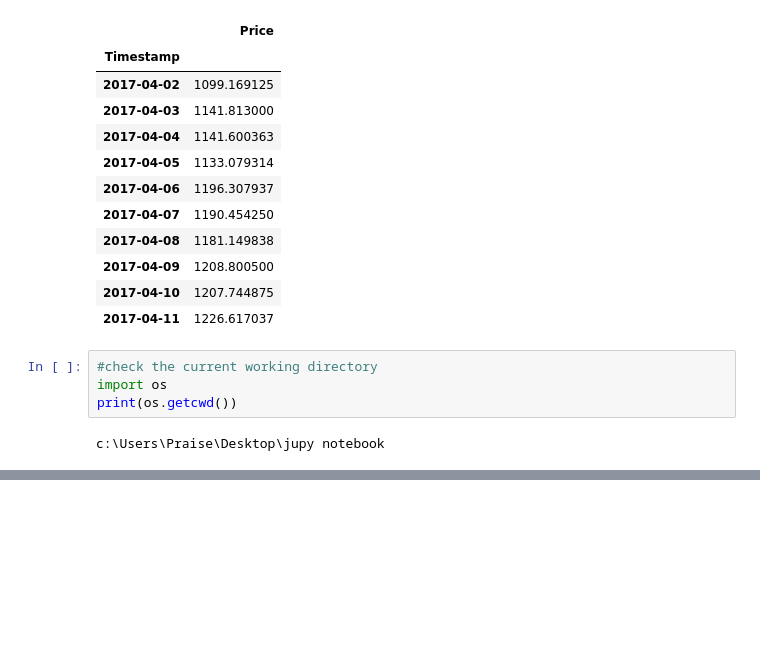
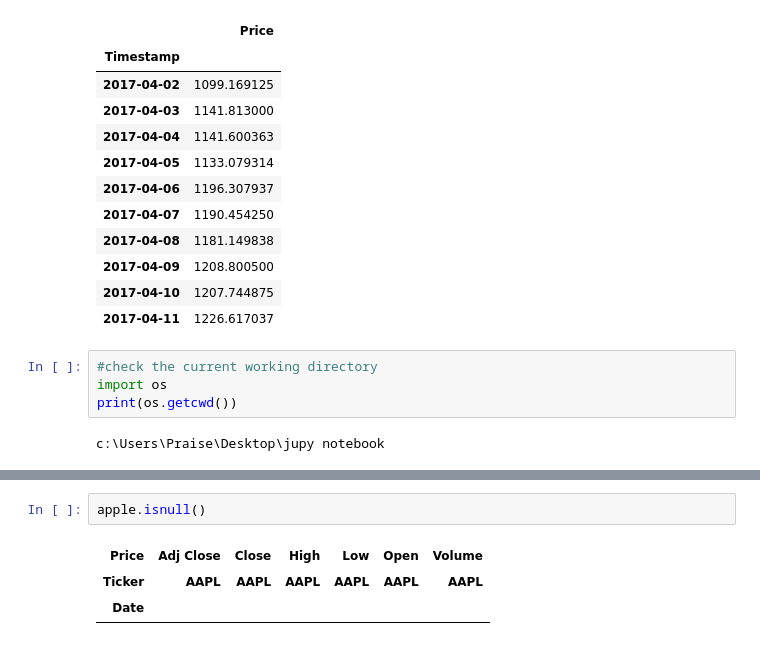
Before and after one commit to Omoh123/DATA-CLEANING-WITH-PANDAS, a Jupyter notebook: JUPYTER/MY FIRST NOTEBOOK.ipynb, the cells around one changed output, grey strips where cells are left out. Cells and saved outputs as stored; diff of their text form; blank space fills up the shorter version.

```diff
--- a/JUPYTER/MY FIRST NOTEBOOK.ipynb
+++ b/JUPYTER/MY FIRST NOTEBOOK.ipynb
@@ -169,0 +224,6 @@ c:\Users\Praise\Desktop\jupy notebook
+# %%
+apple.isnull()
+# %% [output]
+| Price | Adj Close | Close | High | Low | Open | Volume |
+| Ticker | AAPL | AAPL | AAPL | AAPL | AAPL | AAPL |
+| Date |  |  |  |  |  |  |
```
Also changed, not shown: parts of 6 cells of this notebook, 1 other file.
